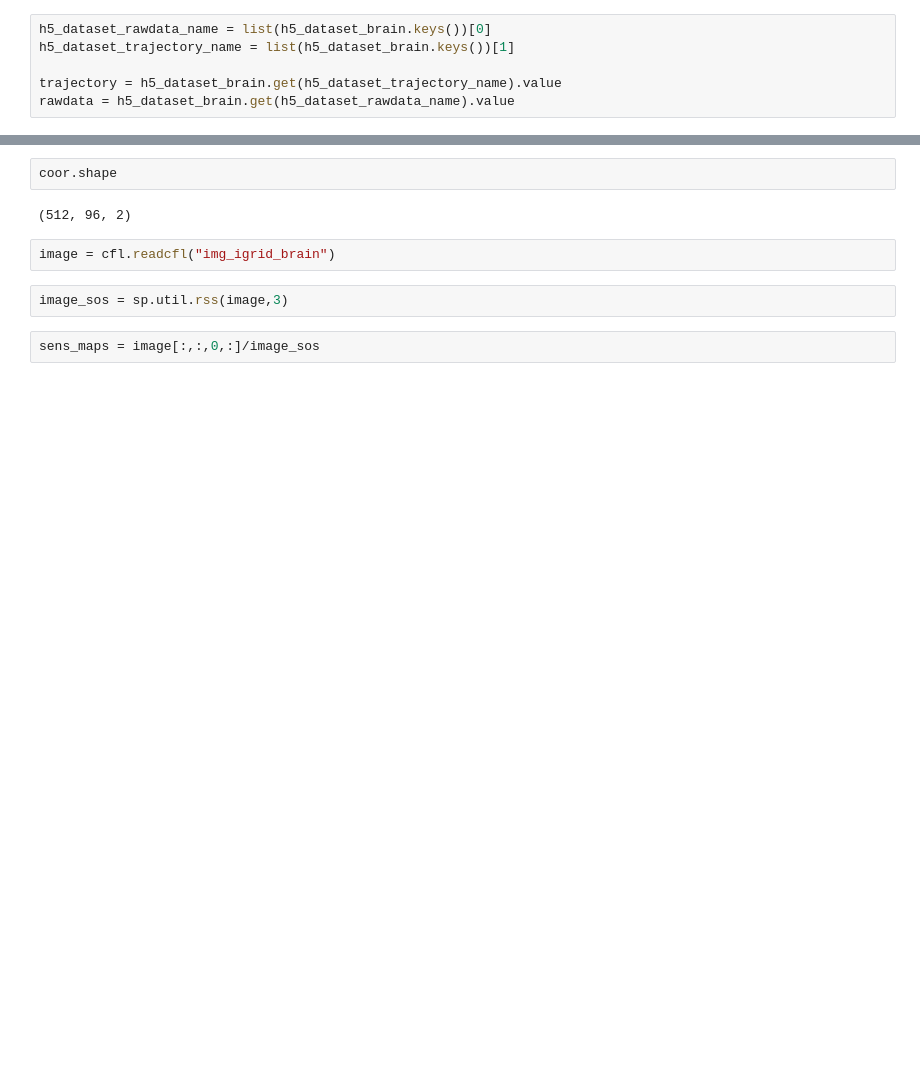
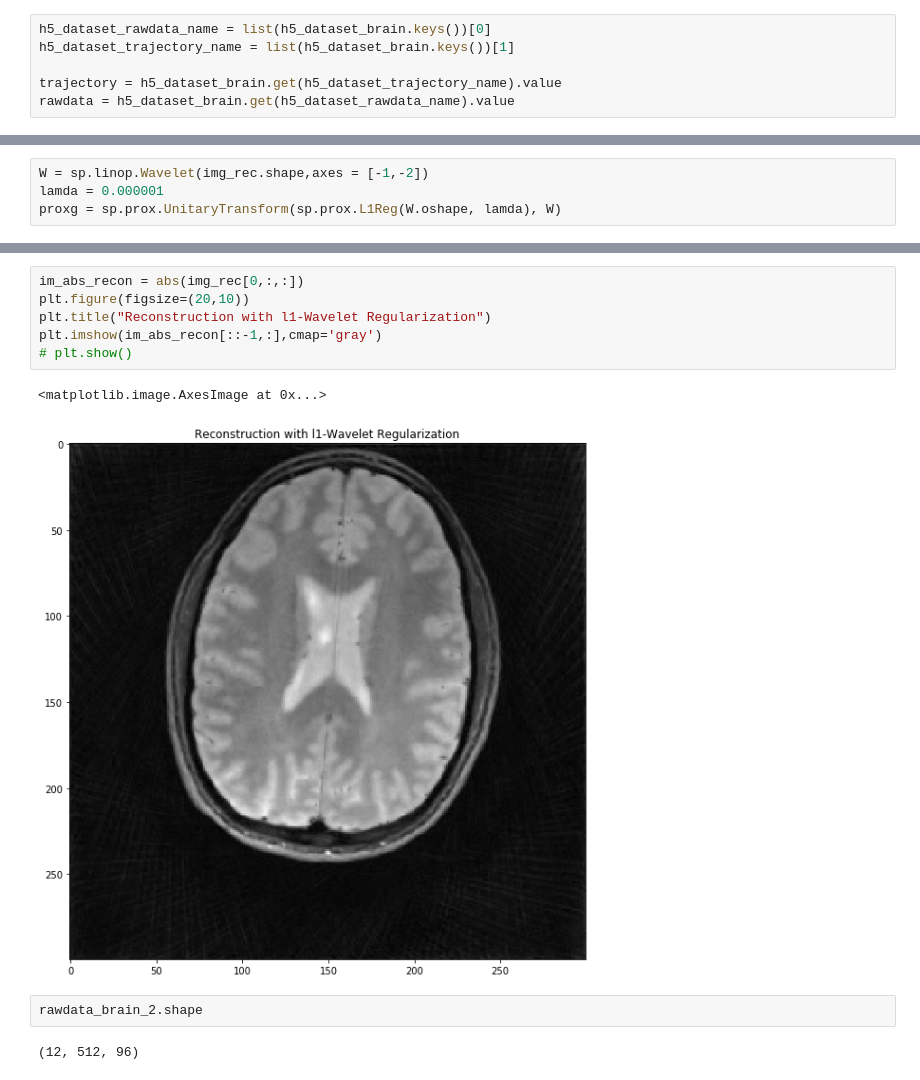
Before and after one commit to KeWang0622/rrsg_challenge_sigpy, a Jupyter notebook: rrsg_challenge/rrsg_challenge.ipynb, the cells around one changed output, grey strips where cells are left out. Drawn from its saved outputs; the diff is of its cells as text; blank space fills up the shorter version.

```diff
--- a/rrsg_challenge/rrsg_challenge.ipynb
+++ b/rrsg_challenge/rrsg_challenge.ipynb
@@ -20,0 +37,4 @@ rawdata = h5_dataset_brain.get(h5_dataset_rawdata_name).value
+# %%
+W = sp.linop.Wavelet(img_rec.shape,axes = [-1,-2])
+lamda = 0.000001
+proxg = sp.prox.UnitaryTransform(sp.prox.L1Reg(W.oshape, lamda), W)
@@ -27,10 +60,13 @@ coor = trajectory[:2,:,:].transpose((1,2,0))
+# %%
+im_abs_recon = abs(img_rec[0,:,:])
+plt.figure(figsize=(20,10))
+plt.title("Reconstruction with l1-Wavelet Regularization")
+plt.imshow(im_abs_recon[::-1,:],cmap='gray')
+# plt.show()
+# %% [output]
+<matplotlib.image.AxesImage at 0x...>
+[figure, added]
 # %%
-coor.shape
+rawdata_brain_2.shape
 # %% [output]
-(512, 96, 2)
+(12, 512, 96)
-# %%
-image = cfl.readcfl("img_igrid_brain")
-# %%
-image_sos = sp.util.rss(image,3)
-# %%
-sens_maps = image[:,:,0,:]/image_sos
```
Also changed, not shown: parts of 27 cells of this notebook, 1 other file.
